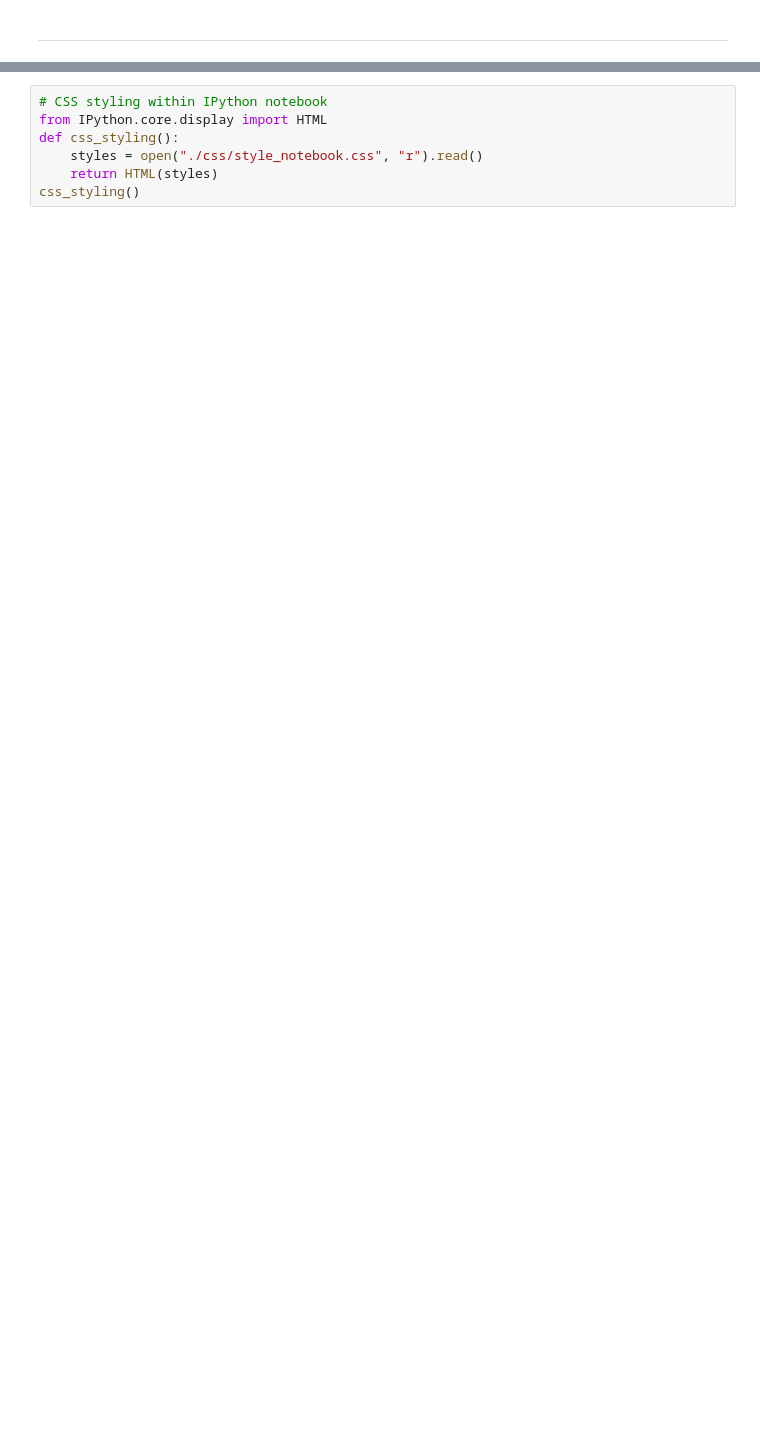
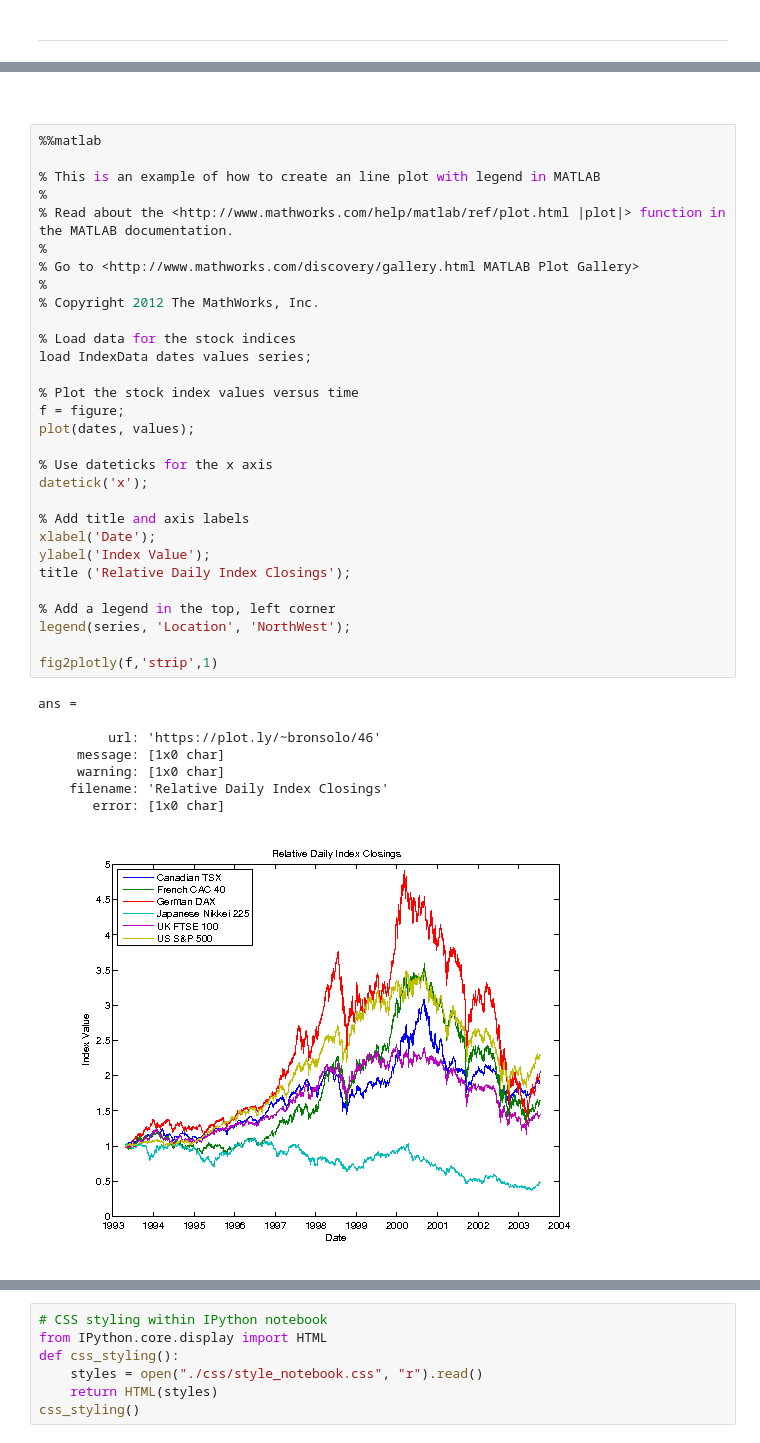
Before and after one commit to icopavan/MATLAB-User-Guide, a Jupyter notebook: 00_Scatter_&_Line_Plots.ipynb, the cells around one changed output, grey strips where cells are left out. Cells and saved outputs as stored; diff of their text form; blank space fills up the shorter version.

```diff
--- a/00_Scatter_&_Line_Plots.ipynb
+++ b/00_Scatter_&_Line_Plots.ipynb
@@ -336,0 +187,41 @@ show_plot('https://plot.ly/~bronsolo/41')
+# %% [markdown]
+<br>
+# %%
+%%matlab
+
+% This is an example of how to create an line plot with legend in MATLAB
+%
+% Read about the <http://www.mathworks.com/help/matlab/ref/plot.html |plot|> function in the MATLAB documentation.
+%
+% Go to <http://www.mathworks.com/discovery/gallery.html MATLAB Plot Gallery>
+%
+% Copyright 2012 The MathWorks, Inc.
+
+% Load data for the stock indices
+load IndexData dates values series;
+
+% Plot the stock index values versus time
+f = figure;
+plot(dates, values);
+
+% Use dateticks for the x axis
+datetick('x');
+
+% Add title and axis labels
+xlabel('Date');
+ylabel('Index Value');
+title ('Relative Daily Index Closings');
+
+% Add a legend in the top, left corner
+legend(series, 'Location', 'NorthWest');
+
+fig2plotly(f,'strip',1)
+# %% [output]
+ans =
+
+         url: 'https://plot.ly/~bronsolo/46'
+     message: [1x0 char]
+     warning: [1x0 char]
+    filename: 'Relative Daily Index Closings'
+       error: [1x0 char]
+[figure, added]
```
Also changed, not shown: parts of 100 cells of this notebook.
